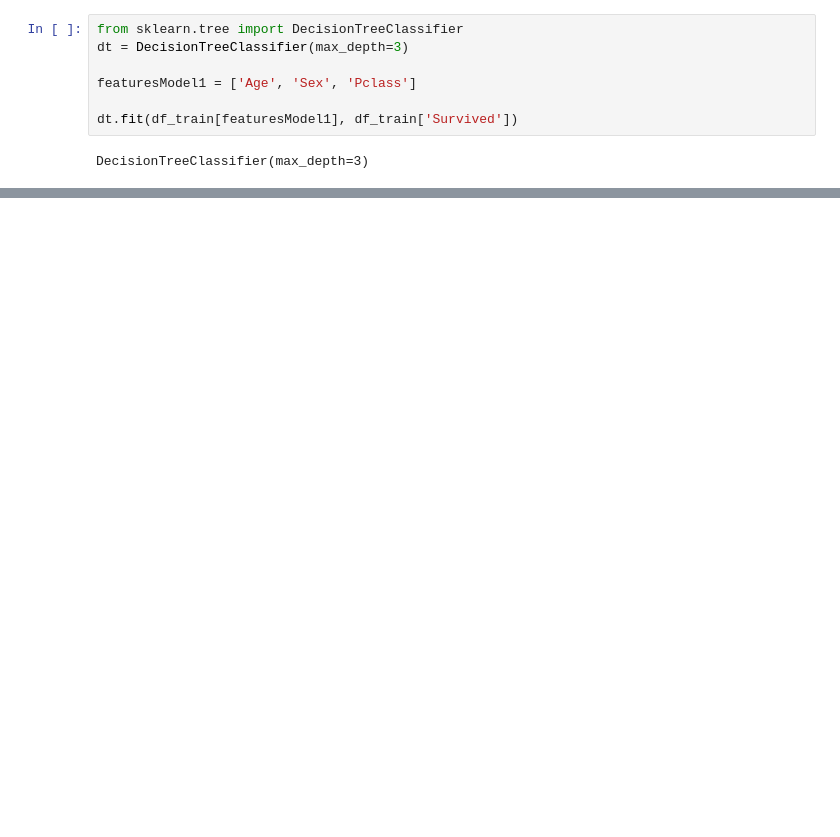
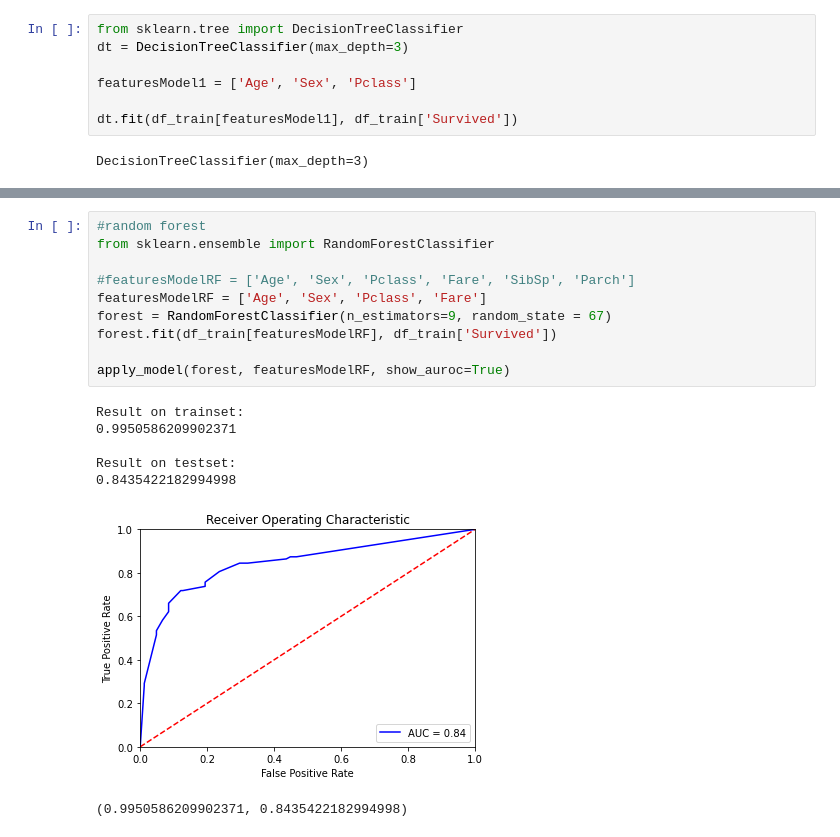
Before and after one commit to JelmerSurewaard/ML, a Jupyter notebook: Titanic/Notebook.ipynb, the cells around one changed output, grey strips where cells are left out. Drawn from its saved outputs; the diff is of its cells as text; blank space fills up the shorter version.

Commit message:
Random Forrest geimplementeerd :D

```diff
--- a/Titanic/Notebook.ipynb
+++ b/Titanic/Notebook.ipynb
@@ -194,3 +206,21 @@ def plot_tree(model, features):
 plot_tree(dt, featuresModel1)
 # %% [output]
 [drawing not drawn]
+# %%
+#random forest
+from sklearn.ensemble import RandomForestClassifier
+
+#featuresModelRF = ['Age', 'Sex', 'Pclass', 'Fare', 'SibSp', 'Parch']
+featuresModelRF = ['Age', 'Sex', 'Pclass', 'Fare']
+forest = RandomForestClassifier(n_estimators=9, random_state = 67)
+forest.fit(df_train[featuresModelRF], df_train['Survived'])
+
+apply_model(forest, featuresModelRF, show_auroc=True)
+# %% [output]
+Result on trainset:
+0.9950586209902371
+
+Result on testset:
+0.8435422182994998
+[figure, added]
+(0.9950586209902371, 0.8435422182994998)
```
Also changed, not shown: parts of 6 cells of this notebook.
